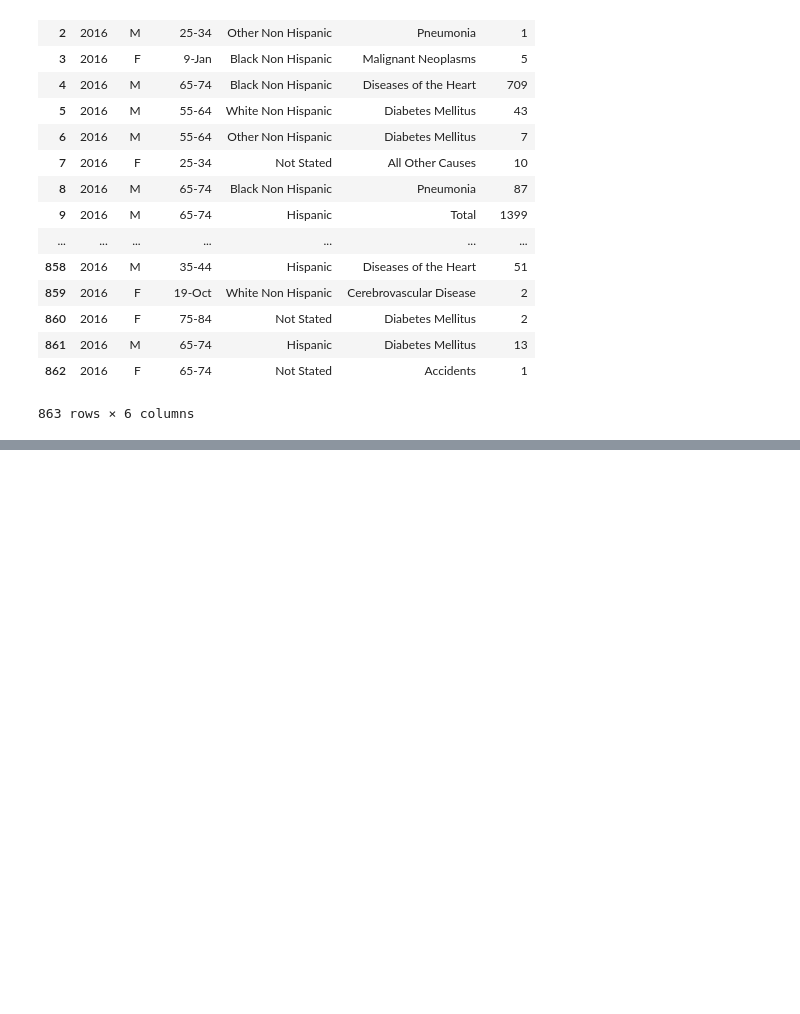
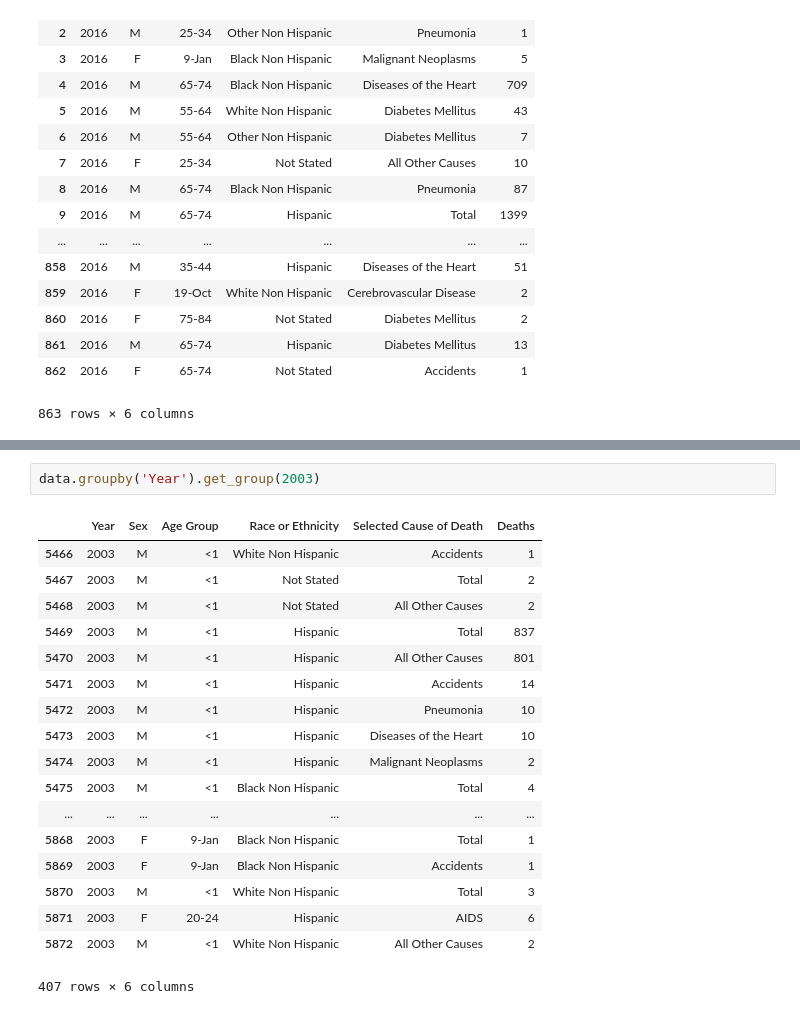
Before and after one commit to daniel-a-r/LAGCC-Data-Structures-Project, a Jupyter notebook: MAC 286 Project.ipynb, the cells around one changed output, grey strips where cells are left out. Saved outputs shown, nothing was run; the diff lists cells and outputs as text; blank space fills up the shorter version.

```diff
--- a/MAC 286 Project.ipynb
+++ b/MAC 286 Project.ipynb
@@ -84,0 +97,21 @@ twentysixteen
+# %%
+data.groupby('Year').get_group(2003)
+# %% [output]
+|  | Year | Sex | Age Group | Race or Ethnicity | Selected Cause of Death | Deaths |
+| 5466 | 2003 | M | <1 | White Non Hispanic | Accidents | 1 |
+| 5467 | 2003 | M | <1 | Not Stated | Total | 2 |
+| 5468 | 2003 | M | <1 | Not Stated | All Other Causes | 2 |
+| 5469 | 2003 | M | <1 | Hispanic | Total | 837 |
+| 5470 | 2003 | M | <1 | Hispanic | All Other Causes | 801 |
+| 5471 | 2003 | M | <1 | Hispanic | Accidents | 14 |
+| 5472 | 2003 | M | <1 | Hispanic | Pneumonia | 10 |
+| 5473 | 2003 | M | <1 | Hispanic | Diseases of the Heart | 10 |
+| 5474 | 2003 | M | <1 | Hispanic | Malignant Neoplasms | 2 |
+| 5475 | 2003 | M | <1 | Black Non Hispanic | Total | 4 |
+| ... | ... | ... | ... | ... | ... | ... |
+| 5868 | 2003 | F | 9-Jan | Black Non Hispanic | Total | 1 |
+| 5869 | 2003 | F | 9-Jan | Black Non Hispanic | Accidents | 1 |
+| 5870 | 2003 | M | <1 | White Non Hispanic | Total | 3 |
+| 5871 | 2003 | F | 20-24 | Hispanic | AIDS | 6 |
+| 5872 | 2003 | M | <1 | White Non Hispanic | All Other Causes | 2 |
+407 rows × 6 columns
```
Also changed, not shown: parts of 9 cells of this notebook.
